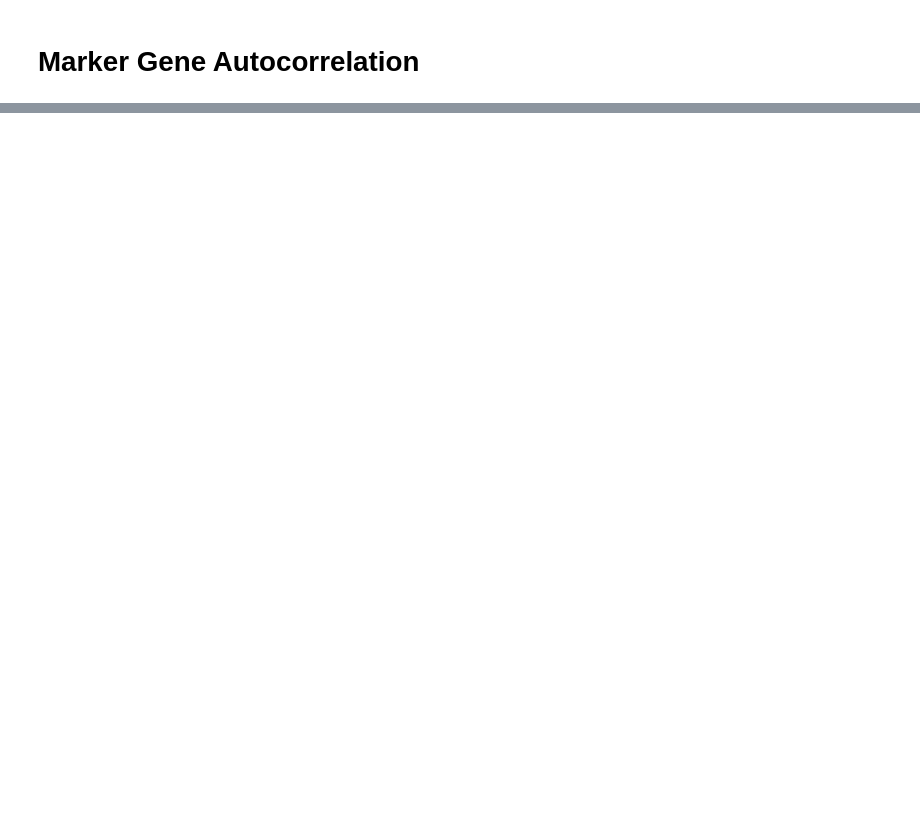
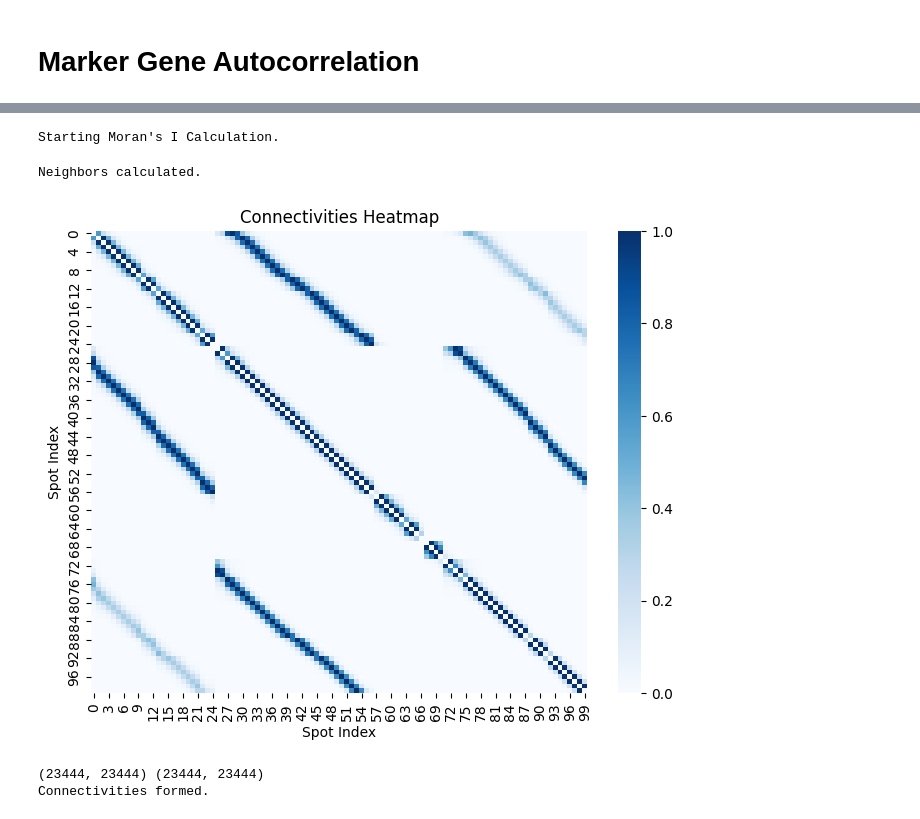
Before and after one commit to prob-ml/XeniumCluster, a Jupyter notebook: cluster_metrics.ipynb, the cells around one changed output, grey strips where cells are left out. Saved outputs shown, nothing was run; the diff lists cells and outputs as text; code cells hidden in the pictures; blank space fills up the shorter version.

Commit message:
morans_i

```diff
--- a/cluster_metrics.ipynb
+++ b/cluster_metrics.ipynb
@@ -186,9 +172,10 @@ def gene_gearys_c(clustering, locations, clusters):
     gearys_c_dict = dict(zip(clustering.xenium_spot_data.var.index, gearys_c))
 
     return gearys_c_dict
-# %%
-models = ["BayXenSmooth"]
-neighborhood_sizes = [1]
+# %%
+models = ["BayXenSmooth"]
+spot_sizes = [50]
+spatial_norms = [0.05]
 # %%
 for spot_size in spot_sizes:
     clustering = XeniumCluster(data=df_transcripts, dataset_name=dataset_name)
@@ -204,9 +191,13 @@ for spot_size in spot_sizes:
                     save_results(gene_gearys_c(clustering, locations, clusters), dataset_name, model, "gearys_c_by_gene", spot_size, resolution=resolution)
             elif model == "BayXenSmooth":
                 for neighborhood_size in neighborhood_sizes:
-                    clusters = pd.read_csv(f"results/{dataset_name}/{model}/clusters/PCA/{BayXenSmooth_PCs}/KMEANSINIT=True/NEIGHBORSIZE={neighborhood_size}/NUMCLUSTERS={K}/SPATIALINIT=True/SAMPLEFORASSIGNMENT={sample_for_assignment}/SPATIALNORM=1.0/SPATIALPRIORMULT={concentraion_amp}/SPOTSIZE={spot_size}/AGG={agg}/clusters_K={K}.csv")[f"{model} cluster"]
-                    save_results(gene_morans_i(clustering, locations, clusters), dataset_name, model, "morans_i_by_gene", spot_size, K=K, neighborhood_size=neighborhood_size)
-                    save_results(gene_gearys_c(clustering, locations, clusters), dataset_name, model, "gearys_c_by_gene", spot_size, K=K, neighborhood_size=neighborhood_size)
+                    for sample_for_assignment in [False, True]:
+                        for agg in aggs:
+                            for spatial_norm in spatial_norms:
+                                clusters = pd.read_csv(f"results/{dataset_name}/{model}/clusters/PCA/{BayXenSmooth_PCs}/KMEANSINIT=True/NEIGHBORSIZE={neighborhood_size}/NUMCLUSTERS={K}/SPATIALINIT=True/SAMPLEFORASSIGNMENT={sample_for_assignment}/SPATIALNORM={spatial_norm}/SPATIALPRIORMULT={concentration_amp}/SPOTSIZE={spot_size}/AGG={agg}/clusters_K={K}.csv")[f"{model} cluster"]
+                                save_results(gene_morans_i(clustering, locations, clusters), dataset_name, model, "morans_i_by_gene", spot_size, K=K, neighborhood_size=neighborhood_size, sample_for_assignment=sample_for_assignment, concentration_amp=concentration_amp)
+                                save_results(gene_gearys_c(clustering, locations, clusters), dataset_name, model, "gearys_c_by_gene", spot_size, K=K, neighborhood_size=neighborhood_size, sample_for_assignment=sample_for_assignment, concentration_amp=concentration_amp)
+                                print(f"BayXenSmooth with run {spot_size}um, {neighborhood_size} neighbors, sample={sample_for_assignment} and agg={agg} done!")
             else:
                 clusters = pd.read_csv(f"results/{dataset_name}/{model}/{K}/clusters/{spot_size}/clusters_K={K}.csv")[f"{model} cluster"]
                 save_results(gene_morans_i(clustering, locations, clusters), dataset_name, model, "morans_i_by_gene", spot_size, K=K)
@@ -258,0 +291,36 @@ Starting Moran's I Calculation.
+# %%
+spots_per_side = 100
+
+print("Starting Moran's I Calculation.")
+moran_clusters = ad.AnnData(locations)
+sc.pp.neighbors(moran_clusters, n_pcs=0, n_neighbors=100)
+print("Neighbors calculated.")
+
+connectivities_submatrix = moran_clusters.obsp["connectivities"][:spots_per_side, :spots_per_side].A
+# connectivities_submatrix = same_cluster[:spots_per_side, :spots_per_side]
+
+# Create a heatmap
+plt.figure(figsize=(8, 6))
+sns.heatmap(connectivities_submatrix, cmap='Blues')
+plt.title('Connectivities Heatmap')
+plt.xlabel('Spot Index')
+plt.ylabel('Spot Index')
+plt.show()
+
+# Create a binary adjacency matrix indicating if points are in the same cluster
+cluster_labels = clusters.values
+same_cluster = (cluster_labels[:, None] == cluster_labels).astype(int)
+print(moran_clusters.obsp["connectivities"].shape, same_cluster.shape)
+moran_clusters.obsp["connectivities"] = moran_clusters.obsp["connectivities"].multiply(csr_matrix(same_cluster))
+print("Connectivities formed.")
+
+# Calculate Moran's I for the genes
+morans_i = sc.metrics.morans_i(moran_clusters, vals=clustering.xenium_spot_data.X.T)
+
+morans_i_dict = dict(zip(clustering.xenium_spot_data.var.index, morans_i))
+# %% [output]
+Starting Moran's I Calculation.
+Neighbors calculated.
+[figure, added]
+(23444, 23444) (23444, 23444)
+Connectivities formed.
```
Also changed, not shown: parts of 11 cells of this notebook, 3 other files.
